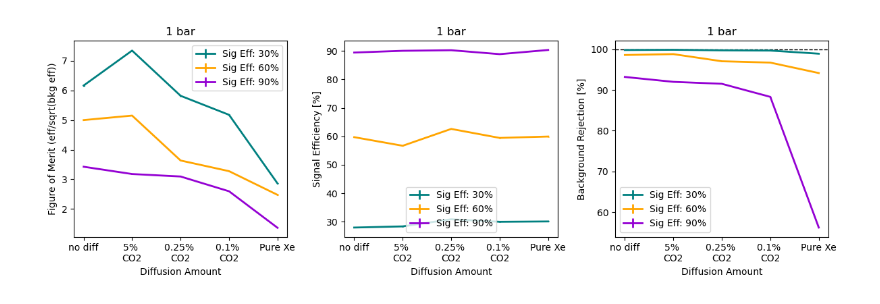
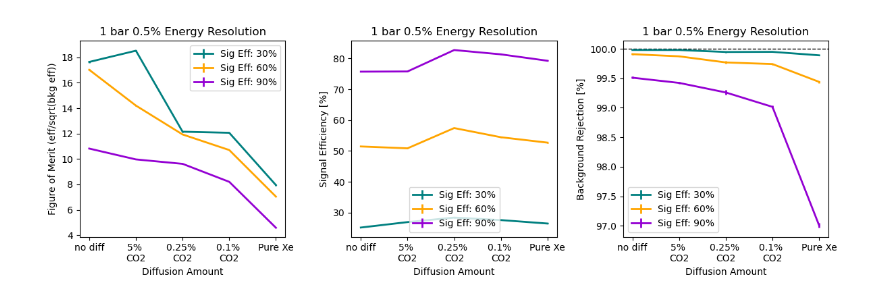
Before and after one commit to kvjmistry/ATPC, a Jupyter notebook: notebooks/TrackAnalysisDiffusion.ipynb, the cells around one changed output. Drawn from its saved outputs; the diff is of its cells as text; code cells hidden in the pictures.

```diff
--- a/notebooks/TrackAnalysisDiffusion.ipynb
+++ b/notebooks/TrackAnalysisDiffusion.ipynb
@@ -710,10 +791,10 @@ Targ efficiency: 30 %
 # %%
-def ApplyCutsnoPlot(df_meta, pressure, diffusion, eff_targ):
+def ApplyCutsnoPlot(df_meta, pressure, diffusion, eff_targ, E_res):
 
     df_primary = df_meta[ (df_meta.label == "Primary") & (df_meta.primary == 1)]
 
     # Apply the cuts
-    df_meta, df_primary, cuts = ApplyCuts(df_meta, df_primary, pressure, diffusion, eff_targ)
+    df_meta, df_primary, cuts = ApplyCuts(df_meta, df_primary, pressure, diffusion, eff_targ, E_res)
     df_primary = df_primary[ cuts ]
 
     return len(df_primary.event_id.unique())
@@ -738,60 +819,60 @@ def Calc_FOM_err(fom, eff, eff_err, bkg, bkg_err):
 
     return fom*np.sqrt( (eff_err/eff)**2 + 0.25*(bkg_err/bkg)**2)
 
+for E_res in [0.5, 1.0]:
+    fig, axs = plt.subplots(1, 3, figsize=(12, 4))
 
-fig, axs = plt.subplots(1, 3, figsize=(12, 4))
+    for e, efficiency in enumerate([30, 60, 90]):
+        print("On eff target:", efficiency, "%")
 
-for e, efficiency in enumerate([30, 60, 90]):
-    print("On eff target:", efficiency, "%")
+        fom = []
+        eff = []
+        eff_err = []
+        Bkg_eff = []
+        Bkg_err = []
 
-    fom = []
-    eff = []
-    eff_err = []
-    Bkg_eff = []
-    Bkg_err = []
+        # Loop over pressures
+        for index in range(len(nubb_meta)):
+            print("On Diffusion", diffusion_labels[index])
+            nubb_cut = ApplyCutsnoPlot(nubb_meta[index], pressures[index], diffusions[index], efficiency, E_res)
+            Bkg_cut  = ApplyCutsnoPlot(Bkg_meta[index],  pressures[index], diffusions[index], efficiency, E_res)
 
-    # Loop over pressures
-    for index in range(len(nubb_meta)):
-        print("On Diffusion", diffusion_labels[index])
-        nubb_cut = ApplyCutsnoPlot(nubb_meta[index], pressures[index], diffusions[index], efficiency)
-        Bkg_cut  = ApplyCutsnoPlot(Bkg_meta[index],  pressures[index], diffusions[index], efficiency)
+            fom.append(FOM(nubb_cut  / num_nubb[index],  Bkg_cut  / num_Bkg[index]))
 
-        fom.append(FOM(nubb_cut  / num_nubb[index],  Bkg_cut  / num_Bkg[index]))
+            nubb_eff, nubb_err =  CalcEfficiency(nubb_cut, num_nubb[index], "nubb")
+            eff.append(100*nubb_eff)
+            eff_err.append(100*nubb_err)
 
-        nubb_eff, nubb_err =  CalcEfficiency(nubb_cut, num_nubb[index], "nubb")
-        eff.append(100*nubb_eff)
-        eff_err.append(100*nubb_err)
+            Bkg_eff_, Bkg_err_ =  CalcEfficiency(Bkg_cut, num_Bkg[index], "Bkg")
+            Bkg_eff.append(100-100*Bkg_eff_)
+            Bkg_err.append(100*Bkg_err_)
 
-        Bkg_eff_, Bkg_err_ =  CalcEfficiency(Bkg_cut, num_Bkg[index], "Bkg")
-        Bkg_eff.append(100-100*Bkg_eff_)
-        Bkg_err.append(100*Bkg_err_)
+        fom_err = Calc_FOM_err(fom, eff, eff_err, Bkg_eff, Bkg_err)
+        print("FOM_err:", fom_err)
 
-    fom_err = Calc_FOM_err(fom, eff, eff_err, Bkg_eff, Bkg_err)
-    print("FOM_err:", fom_err)
+        axs[0].errorbar(diffusion_labels, fom,fom_err, color=cols[e], linewidth = 2, label =f"Sig Eff: {efficiency}%")
+        axs[0].set_xlabel("Diffusion Amount")
+        axs[0].set_ylabel("Figure of Merit (eff/sqrt(bkg eff))")
 
-    axs[0].errorbar(diffusion_labels, fom,fom_err, color=cols[e], linewidth = 2, label =f"Sig Eff: {efficiency}%")
-    axs[0].set_xlabel("Diffusion Amount")
-    axs[0].set_ylabel("Figure of Merit (eff/sqrt(bkg eff))")
+        axs[1].errorbar(diffusion_labels, eff, eff_err, color=cols[e], linewidth = 2, label =f"Sig Eff: {efficiency}%")
+        axs[1].set_xlabel("Diffusion Amount")
+        axs[1].set_ylabel("Signal Efficiency [%]")
 
-    axs[1].errorbar(diffusion_labels, eff, eff_err, color=cols[e], linewidth = 2, label =f"Sig Eff: {efficiency}%")
-    axs[1].set_xlabel("Diffusion Amount")
-    axs[1].set_ylabel("Signal Efficiency [%]")
-
-    axs[2].errorbar(diffusion_labels, Bkg_eff, Bkg_err, color=cols[e], linewidth = 2, label =f"Sig Eff: {efficiency}%")
-    axs[2].set_xlabel("Diffusion Amount")
-    axs[2].set_ylabel("Background Rejection [%]")
+        axs[2].errorbar(diffusion_labels, Bkg_eff, Bkg_err, color=cols[e], linewidth = 2, label =f"Sig Eff: {efficiency}%")
+        axs[2].set_xlabel("Diffusion Amount")
+        axs[2].set_ylabel("Background Rejection [%]")
 
 
-axs[0].legend()
-axs[1].legend()
-axs[2].legend()
-axs[2].axhline(y=100, color='k', linestyle='--', linewidth=1)
+    axs[0].legend()
+    axs[1].legend()
+    axs[2].legend()
+    axs[2].axhline(y=100, color='k', linestyle='--', linewidth=1)
 
-axs[0].set_title(f"1 bar")
-axs[1].set_title(f"1 bar")
-axs[2].set_title(f"1 bar")
+    axs[0].set_title(f"1 bar {E_res}% Energy Resolution")
+    axs[1].set_title(f"1 bar {E_res}% Energy Resolution")
+    axs[2].set_title(f"1 bar {E_res}% Energy Resolution")
 
-plt.tight_layout()
+    plt.tight_layout()
 # %% [output]
 On eff target: 30 %
 On Diffusion no diff
@@ -813 +894 @@ FOM_err: [0.00286519 0.00257646 0.00246548 0.00221833 0.00134449]
-[figure, old version]
+[figure, new version]
```
Also changed, not shown: parts of 5 cells of this notebook, 2 other files.
